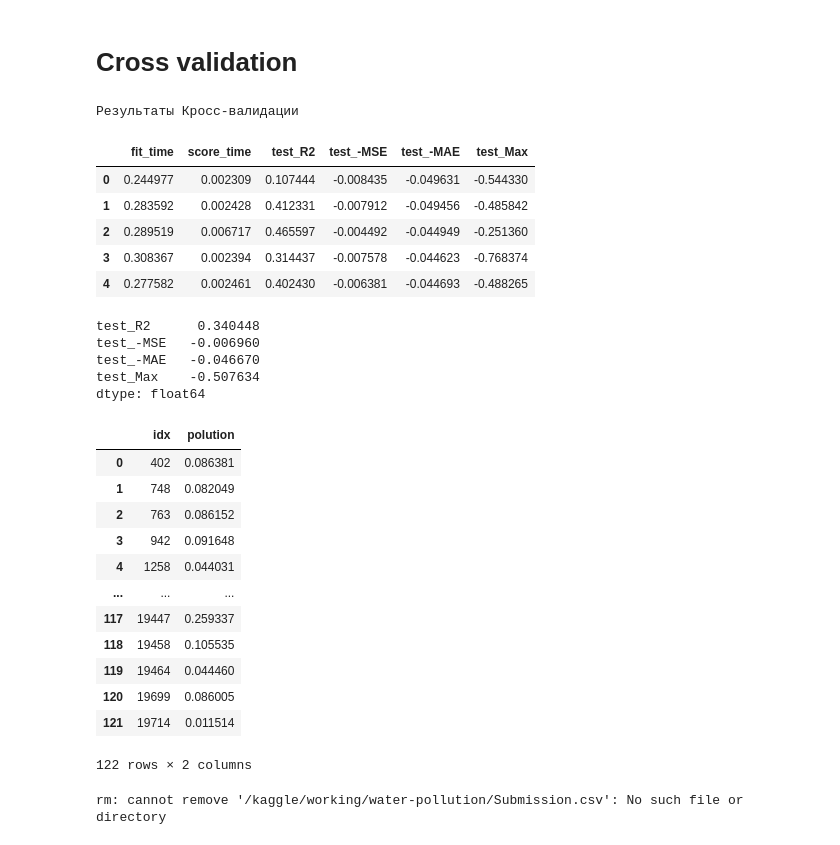
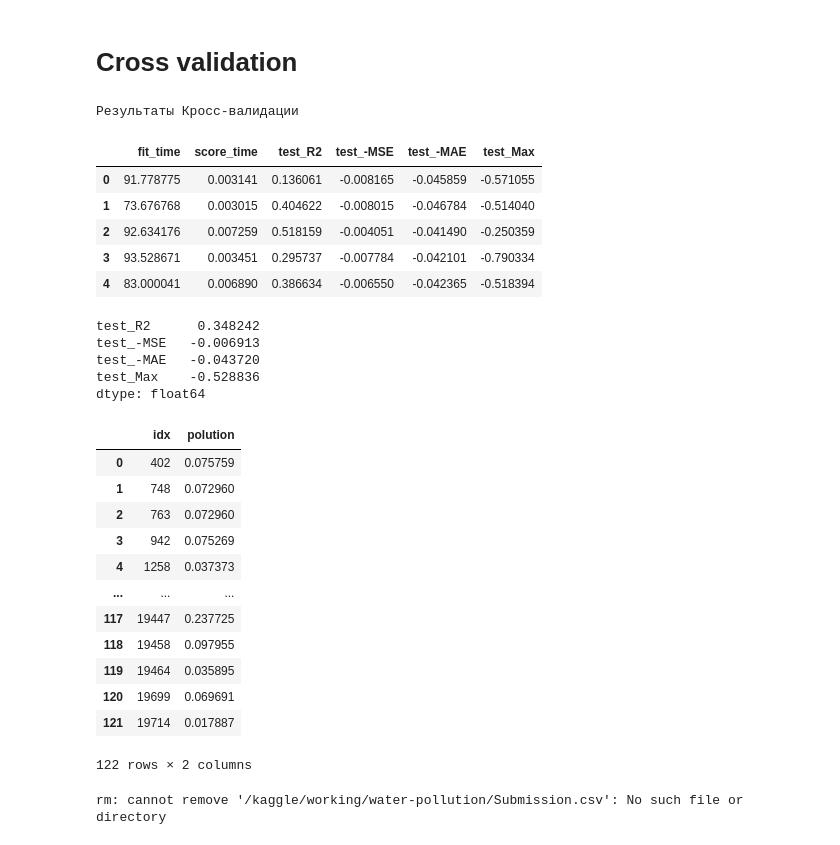
Before and after one commit to hydramst/water_pollution, a Jupyter notebook: water-pollution-lr.ipynb, the cells around one changed output. Drawn from its saved outputs; the diff is of its cells as text; code cells hidden in the pictures.

```diff
--- a/water-pollution-lr.ipynb
+++ b/water-pollution-lr.ipynb
@@ -97,7 +97,7 @@ numerical columns:        ['year', 'tourists', 'venue', 'rate', 'food', 'glass',
 ## Move 'year' to num columns
 # %%
 cat_columns = ['code', 'period', 'id', 'Country', 'year']
-num_columns = ['tourists', 'venue', 'rate', 'food', 'glass', 'metal', 'other', 'paper', 'plastic', 'leather', 'green_waste', 'waste_recycling']
+num_columns = [ 'tourists', 'food', 'glass', 'metal', 'other', 'paper', 'plastic', 'leather', 'green_waste', 'waste_recycling']
 # %% [markdown]
 ## OHE
 # %%
@@ -161,23 +161,18 @@ X_train.shape, X_test.shape, y_train.shape, y_test.shape
 # GridSearchCV
 # %%
 ### define model
-model = ElasticNet()
+model = Ridge()
 
 # define parameters
 param = {
     'alpha':[0.000001, 1],
-    'fit_intercept':[True,False],
-    'copy_X':[True, False],
-    'l1_ratio':[0.01, 1],
-    'normalize':[True, False],
-    'precompute':[True, False],
-    'warm_start':[True, False],
     'positive':[True, False],
-    'random_state':[True, False]
+    'copy_X':[True,False],
+    'fit_intercept':[True,False]
 
 }
-grid = GridSearchCV(model, param, scoring='r2', cv=5, n_jobs=-1)
-#grid.fit(X_train, y_train)
-#predictions = grid.predict(X_test)
-#print('R2 : %.4f' %  r2_score(y_test,predictions))
-#print('R2 : %.4f' % grid.best_score_)
+grid = GridSearchCV(model, param, scoring='r2', cv=2, n_jobs=-1)
+grid.fit(X_train, y_train)
+predictions = grid.predict(X_test)
+print('R2 : %.4f' %  r2_score(y_test,predictions))
+print('R2 : %.4f' % grid.best_score_)
@@ -194,10 +192,10 @@ model_ElasticCV = ElasticNetCV(n_alphas=100, fit_intercept=True, max_iter=10000,
 # %% [markdown]
 # ElasticNet
 # %%
-model_Elastic = ElasticNet(alpha=0.00001, fit_intercept=True, max_iter=10000, l1_ratio=0.002)
+model_Elastic = ElasticNet(alpha=0.00005, fit_intercept=True, max_iter=100000, l1_ratio=0.07)
 
-#model_Elastic.fit(X_train, y_train)
+model_Elastic.fit(X_train, y_train)
 
-#y_predict_Elastic = model_Elastic.predict(X_test)
+y_predict_Elastic = model_Elastic.predict(X_test)
 
-#print('R2 : %.4f' %  r2_score(y_test,y_predict_Elastic))
+print('R2 : %.4f' %  r2_score(y_test,y_predict_Elastic))
@@ -205,7 +205,7 @@ model_Elastic = ElasticNet(alpha=0.00001, fit_intercept=True, max_iter=10000, l1
 # Ridge LR
 # %%
 
-model = Ridge(alpha = 0.2, fit_intercept=True, max_iter=10000)
+model = Ridge(alpha = 0.1, fit_intercept=True, max_iter=10000)
 
 model.fit(X_train, y_train)
 
@@ -269,43 +271,43 @@ def cross_val(model, X_train, y_train):
   print(DF_cv_linreg.mean()[2:])
   print('\n')
 
-cross_val(model, X_train, y_train)
+cross_val(model_Elastic, X_train, y_train)
 # %% [output]
 Результаты Кросс-валидации
 |  | fit_time | score_time | test_R2 | test_-MSE | test_-MAE | test_Max |
-| 0 | 0.244977 | 0.002309 | 0.107444 | -0.008435 | -0.049631 | -0.544330 |
-| 1 | 0.283592 | 0.002428 | 0.412331 | -0.007912 | -0.049456 | -0.485842 |
-| 2 | 0.289519 | 0.006717 | 0.465597 | -0.004492 | -0.044949 | -0.251360 |
-| 3 | 0.308367 | 0.002394 | 0.314437 | -0.007578 | -0.044623 | -0.768374 |
-| 4 | 0.277582 | 0.002461 | 0.402430 | -0.006381 | -0.044693 | -0.488265 |
+| 0 | 91.778775 | 0.003141 | 0.136061 | -0.008165 | -0.045859 | -0.571055 |
+| 1 | 73.676768 | 0.003015 | 0.404622 | -0.008015 | -0.046784 | -0.514040 |
+| 2 | 92.634176 | 0.007259 | 0.518159 | -0.004051 | -0.041490 | -0.250359 |
+| 3 | 93.528671 | 0.003451 | 0.295737 | -0.007784 | -0.042101 | -0.790334 |
+| 4 | 83.000041 | 0.006890 | 0.386634 | -0.006550 | -0.042365 | -0.518394 |
-test_R2      0.340448
-test_-MSE   -0.006960
-test_-MAE   -0.046670
-test_Max    -0.507634
+test_R2      0.348242
+test_-MSE   -0.006913
+test_-MAE   -0.043720
+test_Max    -0.528836
 dtype: float64
 # %%
 model = Ridge(alpha=0.0001, max_iter=10000)
 
 model.fit(X_train, y_train)
 
-y_predict = model.predict(test)
+y_predict = model_Elastic.predict(test)
 
 #y_predict = np.exp(y_predict)
 Submission['polution'] = y_predict
 Submission
 # %% [output]
 |  | idx | polution |
-| 0 | 402 | 0.086381 |
-| 1 | 748 | 0.082049 |
-| 2 | 763 | 0.086152 |
-| 3 | 942 | 0.091648 |
-| 4 | 1258 | 0.044031 |
+| 0 | 402 | 0.075759 |
+| 1 | 748 | 0.072960 |
+| 2 | 763 | 0.072960 |
+| 3 | 942 | 0.075269 |
+| 4 | 1258 | 0.037373 |
 | ... | ... | ... |
-| 117 | 19447 | 0.259337 |
-| 118 | 19458 | 0.105535 |
-| 119 | 19464 | 0.044460 |
-| 120 | 19699 | 0.086005 |
-| 121 | 19714 | 0.011514 |
+| 117 | 19447 | 0.237725 |
+| 118 | 19458 | 0.097955 |
+| 119 | 19464 | 0.035895 |
+| 120 | 19699 | 0.069691 |
+| 121 | 19714 | 0.017887 |
 122 rows × 2 columns
 # %%
 ! rm /kaggle/working/water-pollution/Submission.csv
```
Also changed, not shown: parts of 11 cells of this notebook.
